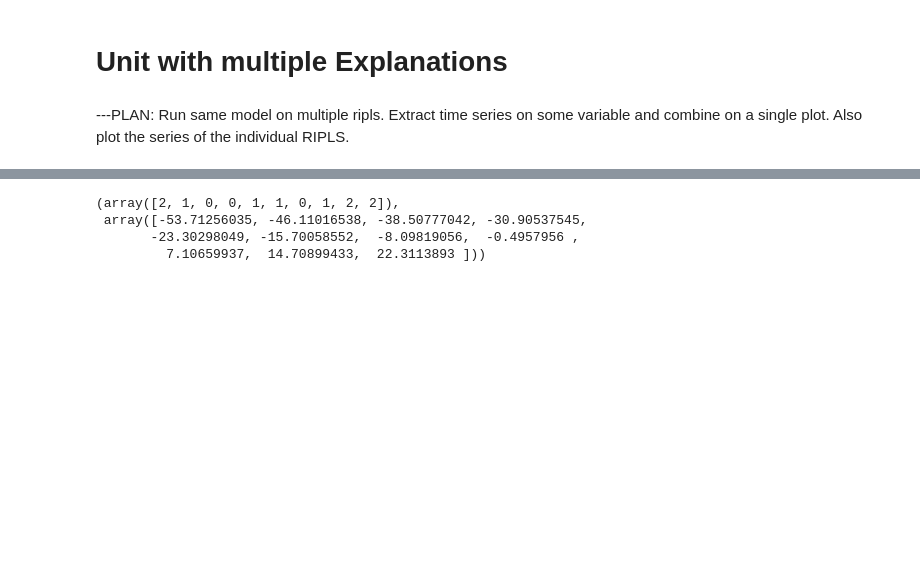
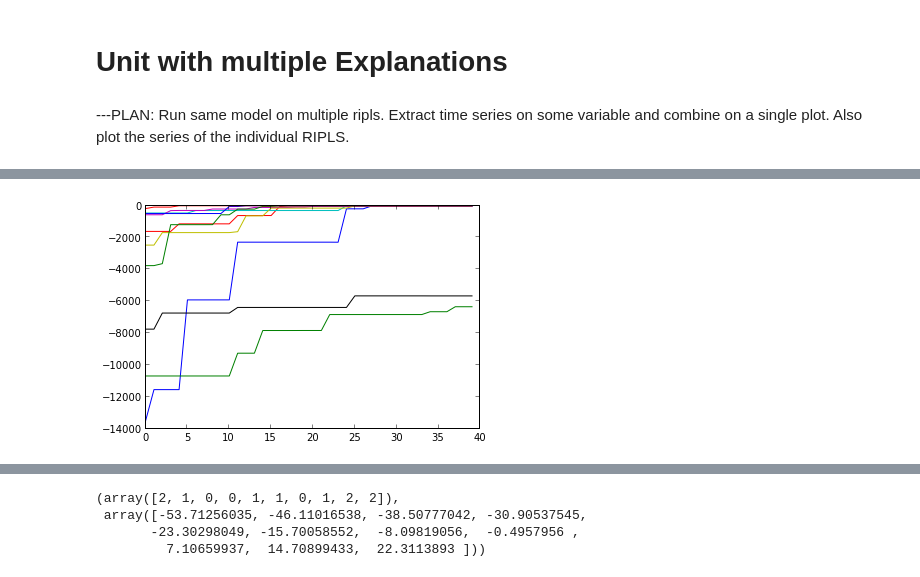
Before and after one commit to owainevans/myunit, a Jupyter notebook: demo_unit.ipynb, the cells around one changed output, grey strips where cells are left out. Cells and saved outputs as stored; diff of their text form; code cells hidden in the pictures; blank space fills up the shorter version.

```diff
--- a/demo_unit.ipynb
+++ b/demo_unit.ipynb
@@ -155,0 +150,6 @@ for i in range(no_ripls):
+# %%
+x=arange(no_sweeps)
+for i in range(no_ripls):
+    plot(x,agg_series['logscore'][i,:])
+# %% [output]
+[figure, added]
```
Also changed, not shown: parts of 8 cells of this notebook, 1 other file.
